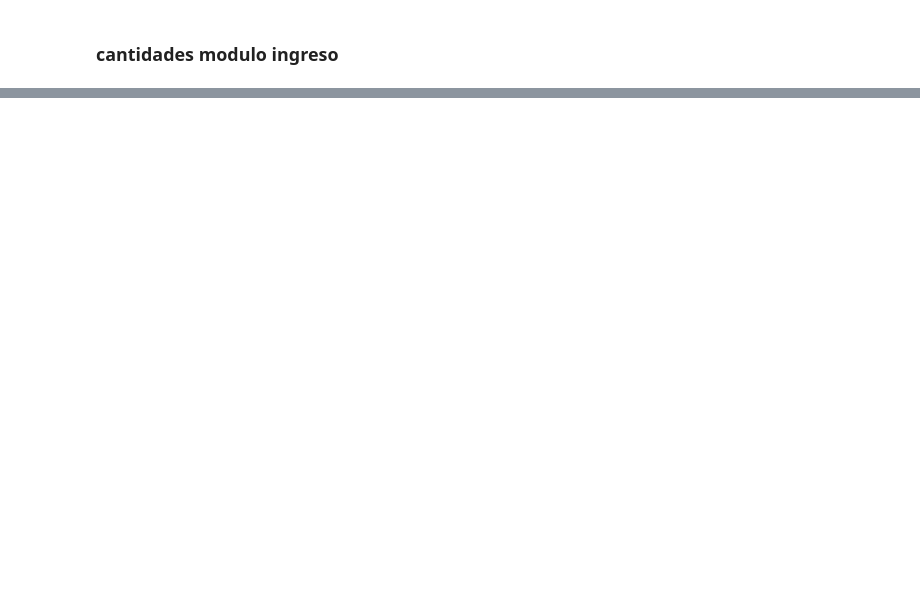
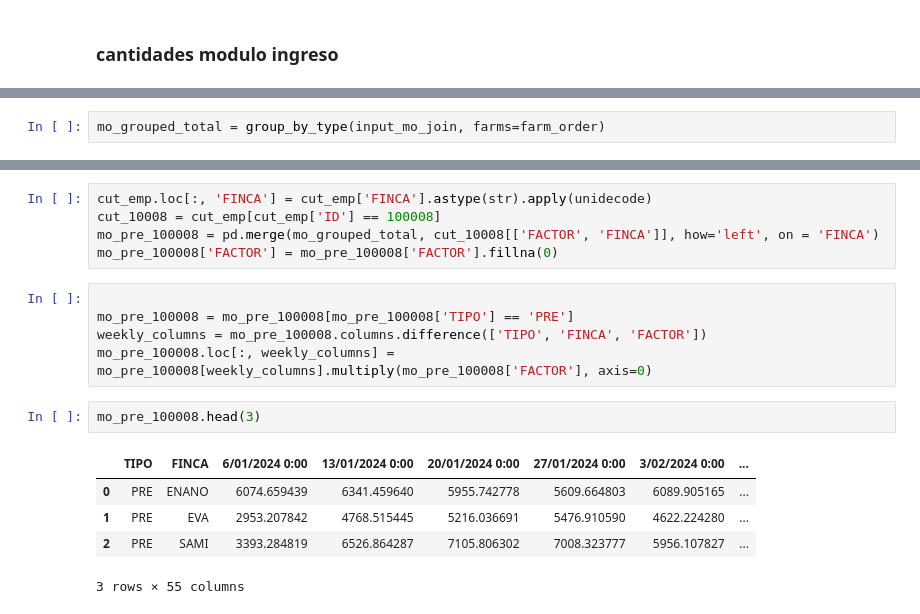
Before and after one commit to ngarrido24/mano_de_obra_agrovid, a Jupyter notebook: mano_de_obra.ipynb, the cells around one changed output, grey strips where cells are left out. Cells and saved outputs as stored; diff of their text form; blank space fills up the shorter version.

```diff
--- a/mano_de_obra.ipynb
+++ b/mano_de_obra.ipynb
@@ -812,0 +793,2 @@ mo_grouped
+# %%
+mo_grouped_total = group_by_type(input_mo_join, farms=farm_order)
@@ -812,0 +803,18 @@ mo_grouped
+# %%
+cut_emp.loc[:, 'FINCA'] = cut_emp['FINCA'].astype(str).apply(unidecode)
+cut_10008 = cut_emp[cut_emp['ID'] == 100008]
+mo_pre_100008 = pd.merge(mo_grouped_total, cut_10008[['FACTOR', 'FINCA']], how='left', on = 'FINCA')
+mo_pre_100008['FACTOR'] = mo_pre_100008['FACTOR'].fillna(0)
+# %%
+
+mo_pre_100008 = mo_pre_100008[mo_pre_100008['TIPO'] == 'PRE']
+weekly_columns = mo_pre_100008.columns.difference(['TIPO', 'FINCA', 'FACTOR'])
+mo_pre_100008.loc[:, weekly_columns] = mo_pre_100008[weekly_columns].multiply(mo_pre_100008['FACTOR'], axis=0)
+# %%
+mo_pre_100008.head(3)
+# %% [output]
+|  | TIPO | FINCA | 6/01/2024 0:00 | 13/01/2024 0:00 | 20/01/2024 0:00 | 27/01/2024 0:00 | 3/02/2024 0:00 | ... |
+| 0 | PRE | ENANO | 6074.659439 | 6341.459640 | 5955.742778 | 5609.664803 | 6089.905165 | ... |
+| 1 | PRE | EVA | 2953.207842 | 4768.515445 | 5216.036691 | 5476.910590 | 4622.224280 | ... |
+| 2 | PRE | SAMI | 3393.284819 | 6526.864287 | 7105.806302 | 7008.323777 | 5956.107827 | ... |
+3 rows × 55 columns
```
Also changed, not shown: parts of 30 cells of this notebook, 2 other files.
